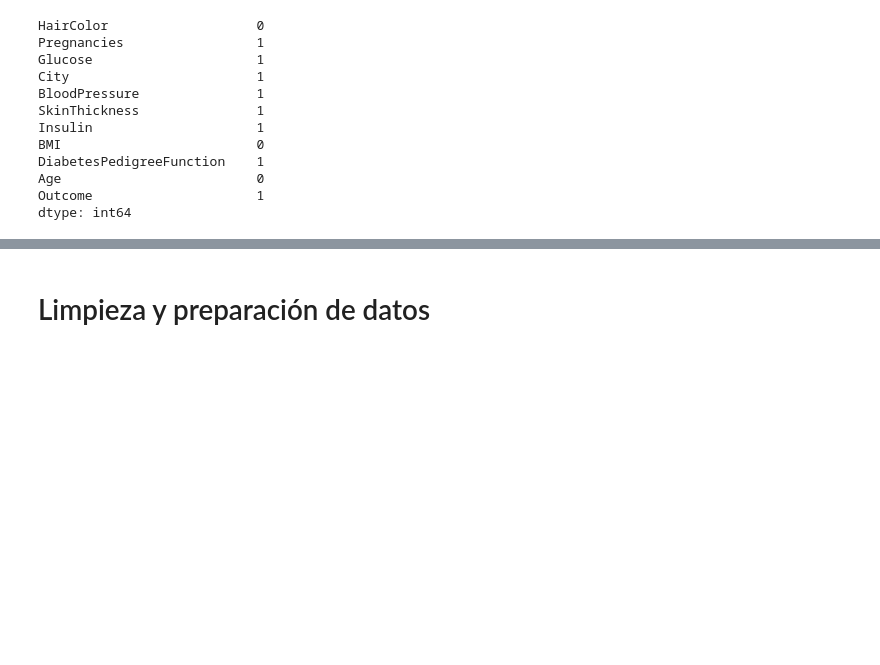
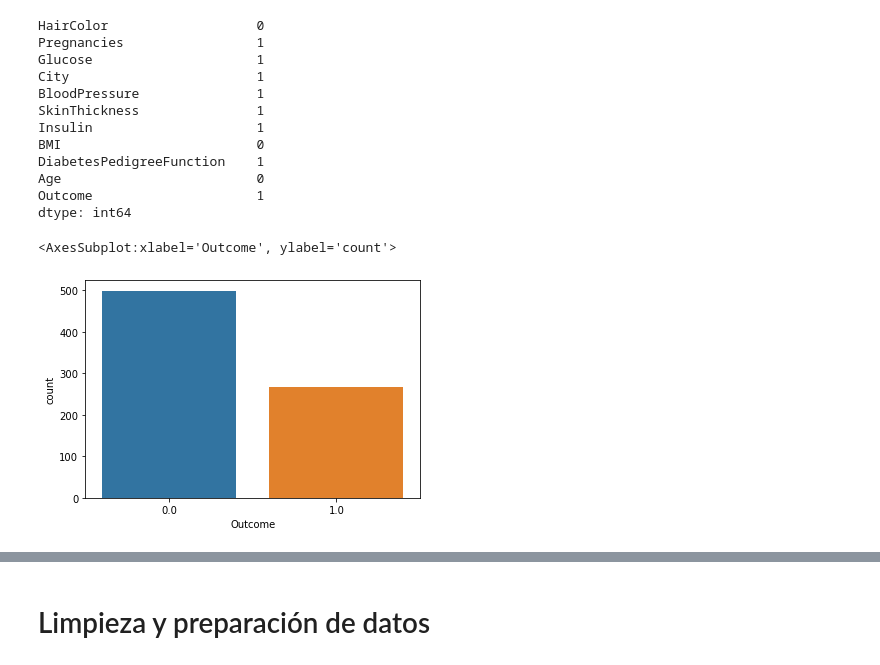
Before and after one commit to juandiegocardona/LaboratoriosBI, a Jupyter notebook: Laboratorio1/Laboratorio1.ipynb, the cells around one changed output, grey strips where cells are left out. Drawn from its saved outputs; the diff is of its cells as text; code cells hidden in the pictures; blank space fills up the shorter version.

```diff
--- a/Laboratorio1/Laboratorio1.ipynb
+++ b/Laboratorio1/Laboratorio1.ipynb
@@ -112,3 +112,8 @@ DiabetesPedigreeFunction    1
 Age                         0
 Outcome                     1
 dtype: int64
+# %%
+sns.countplot(x='Outcome',data=datos)
+# %% [output]
+<AxesSubplot:xlabel='Outcome', ylabel='count'>
+[figure, added]
```
Also changed, not shown: parts of 1 cell of this notebook.
